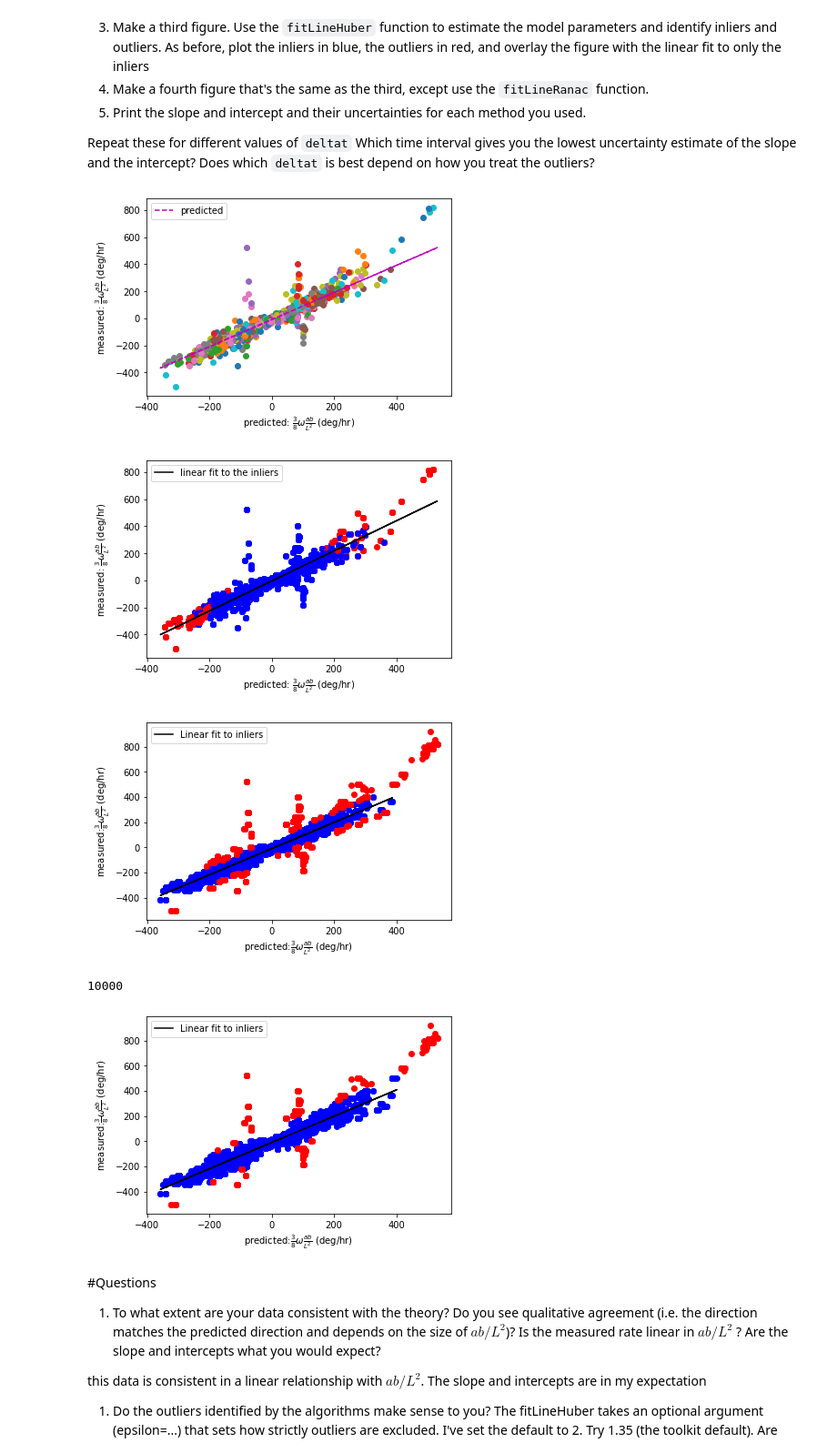
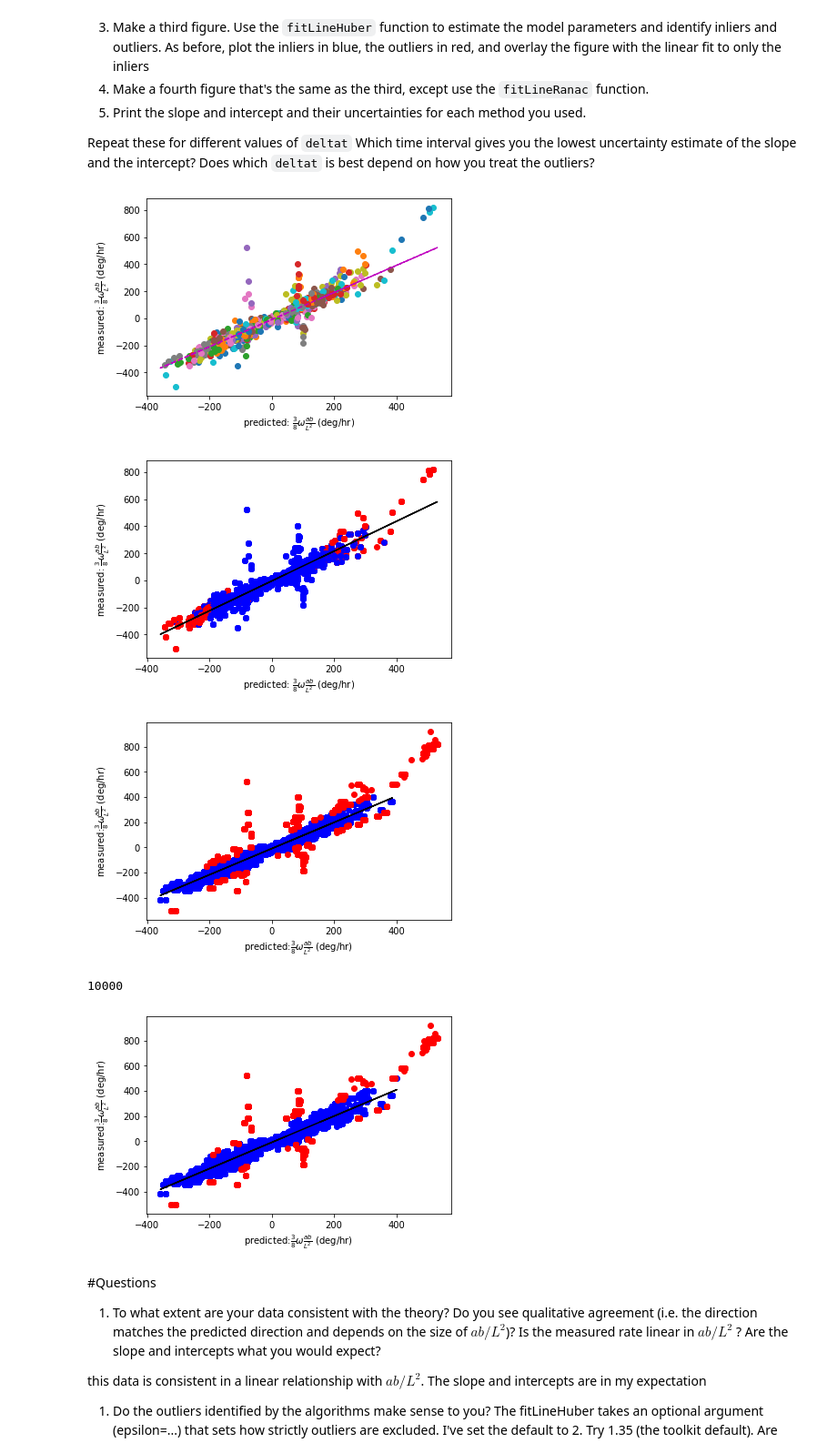
Before and after one commit to XU2024/lab-analysis-4, a Jupyter notebook: Last_Labanalysis4.ipynb, the cells around one changed output. Shown at 91% size. Saved outputs shown, nothing was run; the diff lists cells and outputs as text; code cells hidden in the pictures.

```diff
--- a/Last_Labanalysis4.ipynb
+++ b/Last_Labanalysis4.ipynb
@@ -383,7 +380,6 @@ Repeat these for different values of `deltat` Which time interval gives you the
 # %%
 ## your code here
 
-#1
 ratepred = []
 ratemeas = []
 deltat = 100
@@ -406,12 +402,10 @@ pred = np.concatenate(predictedrate)
 meas = np.concatenate(measuredrate)
 plt.plot(pred*deghr, (pred + omega_foucault)*deghr, 'm--', label = 'predicted')
 
-plt.legend()
 plt.xlabel(r'predicted: $\frac{3}{8}\omega \frac{a b}{L^2}$ (deg/hr)')
 plt.ylabel(r'measured: $\frac{3}{8}\omega \frac{a b}{L^2}$ (deg/hr)')
 plt.show()
 
-#2
 ratepred = []
 ratemeas = []
 deltat = 100
@@ -441,14 +435,12 @@ meas = np.concatenate(measuredrate)
 
 m,b,m_e,b_e = fitLine(pred, meas)
 
-plt.plot(pred*deghr, (m*pred+b)*deghr, color = 'black', label = 'linear fit to the inliers')
+plt.plot(pred*deghr, (m*pred+b)*deghr, color = 'black')
 
-plt.legend()
 plt.xlabel(r'predicted: $\frac{3}{8}\omega \frac{a b}{L^2}$ (deg/hr)')
 plt.ylabel(r'measured: $\frac{3}{8}\omega \frac{a b}{L^2}$ (deg/hr)')
 plt.show()
 
-#3
 ratepred = []
 ratemeas = []
 deltat = 100
@@ -476,50 +468,47 @@ m,b,m_e,b_e,a,b,c,d=fitLineHuber(pred*deghr,meas*deghr)
 plt.scatter(a,b,color='blue')
 plt.scatter(c,d,color='red')
 m,b,m_e,b_e=fitLine(a,b)
-plt.plot(a,m*a+b,color='black', label='Linear fit to inliers')
+plt.plot(a,m*a+b,color='black')
 plt.xlabel(r'predicted:$\frac{3}{8}\omega \frac{a b}{L^2}$ (deg/hr)')
 plt.ylabel(r'measured:$\frac{3}{8}\omega \frac{a b}{L^2}$ (deg/hr)')
-plt.legend()
 plt.show()
 
-#4
 ratepred = []
 ratemeas = []
 deltat = 100
 for data in alldata:
   for f in data.fits:
     omega = (gaccel/f.L)**0.5
     t = f.t
     a = f.orbit[:,MAJAXIS]
     b = f.orbit[:,MINAXIS]
     angle = f.orbit[:,THETA]
     Omega = 0.375 * omega * ((a*b)/(f.L**2))
     ProcessionRate = rateOfChangeAngular(t, angle)
     pred = meanOverTime(t, Omega, deltat)
     meas = meanOverTime(t, ProcessionRate, deltat)
     predictedrate.append(pred)
     measuredrate.append(meas)
     plt.scatter(pred*deghr, meas*deghr)
 
 pred = np.concatenate(predictedrate)
 meas = np.concatenate(measuredrate)
 
 m,b,m_e,b_e,a,b,c,d= fitLineRansac(pred*deghr,meas*deghr)
 
 plt.scatter(a,b,color='blue')
 plt.scatter(c,d,color='red')
 m,b,m_e,b_e=fitLine(a,b)
-plt.plot(a,m*a+b,'k-', label='Linear fit to inliers')
+plt.plot(a,m*a+b,'k-')
 plt.xlabel(r'predicted:$\frac{3}{8}\omega \frac{a b}{L^2}$ (deg/hr)')
 plt.ylabel(r'measured:$\frac{3}{8}\omega \frac{a b}{L^2}$ (deg/hr)')
-plt.legend()
 plt.show()
 # %% [output]
-[figure, old version]
+[figure, new version]
-[figure, old version]
+[figure, new version]
-[figure, old version]
+[figure, new version]
 10000
-[figure, old version]
+[figure, new version]
 # %% [markdown]
 #Questions
 
```
Also changed, not shown: parts of 2 cells of this notebook.
